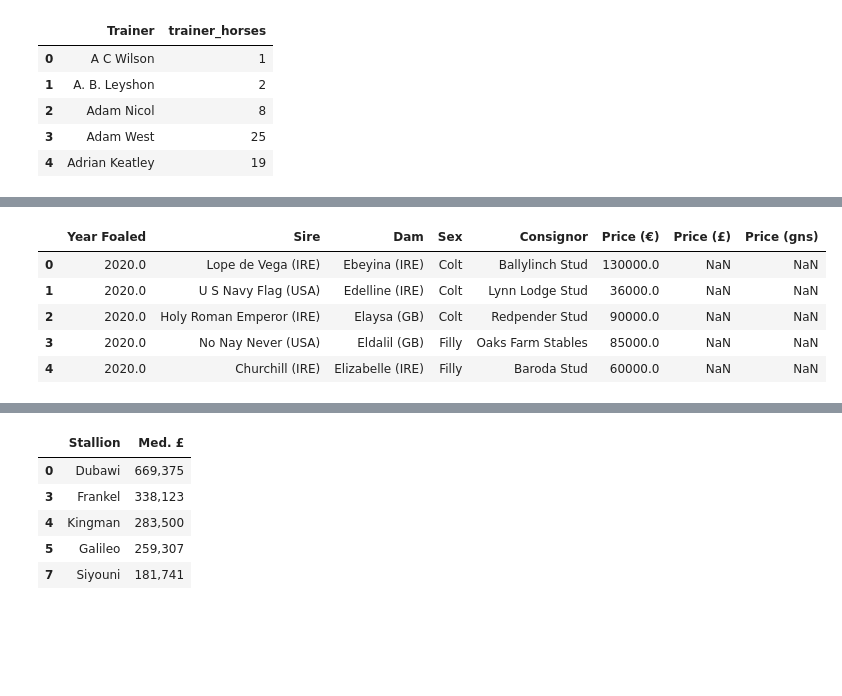
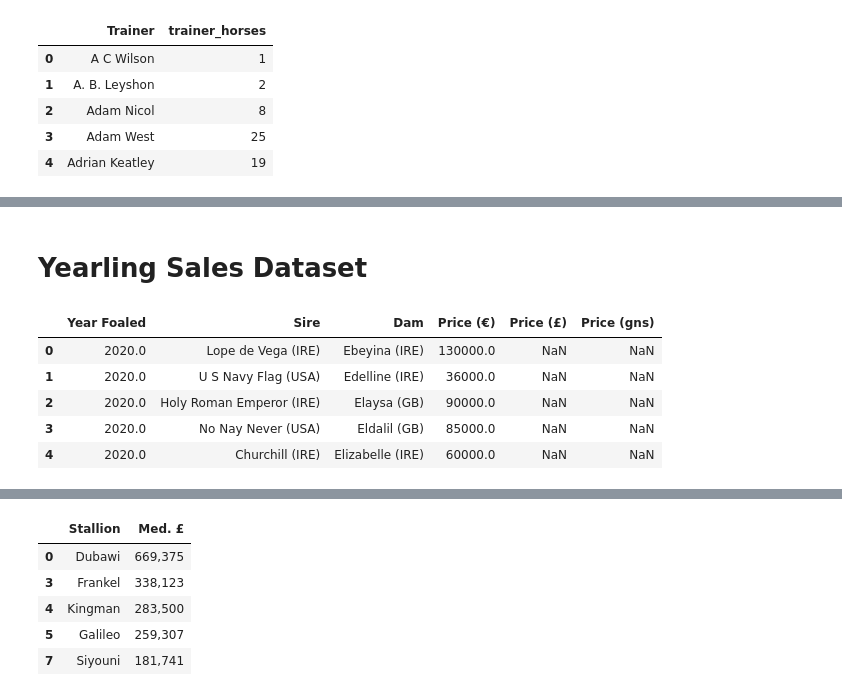
Before and after one commit to samkirwanppb/UCDPA_SamKirwan, a Jupyter notebook: project.ipynb, the cells around one changed output, grey strips where cells are left out. Drawn from its saved outputs; the diff is of its cells as text; code cells hidden in the pictures; blank space fills up the shorter version.

```diff
--- a/project.ipynb
+++ b/project.ipynb
@@ -108,16 +123,18 @@ ratings_merged.head()
 | 2 | A E HOUSMAN (GB) | 2019 | COLT | OASIS DREAM (GB) | ASTRONOMY'S CHOICE (GB) | NaN | 82.0 | NaN | 5.0 |
 | 3 | A LA FRANCAISE (GB) | 2019 | FILLY | POSTPONED (IRE) | ALAMODE (GB) | Jim Goldie | 71.0 | 41.0 | 6.0 |
 | 4 | A LADY FOREVER (GB) | 2019 | FILLY | ADAAY (IRE) | LADY FILLY (GB) | Robyn Brisland | 42.0 | 35.0 | 4.0 |
+# %% [markdown]
+# Yearling Sales Dataset
 # %%
-yearling_sales = pd.read_csv('https://raw.githubusercontent.com/samkirwanppb/UCDPA_SamKirwan/main/yearling_sales.csv').drop(columns = 'Purchaser')
+yearling_sales = pd.read_csv('https://raw.githubusercontent.com/samkirwanppb/UCDPA_SamKirwan/main/yearling_sales.csv').drop(columns = {'Purchaser', 'Consignor', 'Sex'})
 yearling_sales.head()
 # %% [output]
-|  | Year Foaled | Sire | Dam | Sex | Consignor | Price (€) | Price (£) | Price (gns) |
-| 0 | 2020.0 | Lope de Vega (IRE) | Ebeyina (IRE) | Colt | Ballylinch Stud | 130000.0 | NaN | NaN |
-| 1 | 2020.0 | U S Navy Flag (USA) | Edelline (IRE) | Colt | Lynn Lodge Stud | 36000.0 | NaN | NaN |
-| 2 | 2020.0 | Holy Roman Emperor (IRE) | Elaysa (GB) | Colt | Redpender Stud | 90000.0 | NaN | NaN |
-| 3 | 2020.0 | No Nay Never (USA) | Eldalil (GB) | Filly | Oaks Farm Stables | 85000.0 | NaN | NaN |
-| 4 | 2020.0 | Churchill (IRE) | Elizabelle (IRE) | Filly | Baroda Stud | 60000.0 | NaN | NaN |
+|  | Year Foaled | Sire | Dam | Price (€) | Price (£) | Price (gns) |
+| 0 | 2020.0 | Lope de Vega (IRE) | Ebeyina (IRE) | 130000.0 | NaN | NaN |
+| 1 | 2020.0 | U S Navy Flag (USA) | Edelline (IRE) | 36000.0 | NaN | NaN |
+| 2 | 2020.0 | Holy Roman Emperor (IRE) | Elaysa (GB) | 90000.0 | NaN | NaN |
+| 3 | 2020.0 | No Nay Never (USA) | Eldalil (GB) | 85000.0 | NaN | NaN |
+| 4 | 2020.0 | Churchill (IRE) | Elizabelle (IRE) | 60000.0 | NaN | NaN |
 # %%
 #Data cleansing to merge into the main dataframe
 yearling_sales['Sire'] = yearling_sales['Sire'].str.upper()
```
Also changed, not shown: parts of 56 cells of this notebook.
